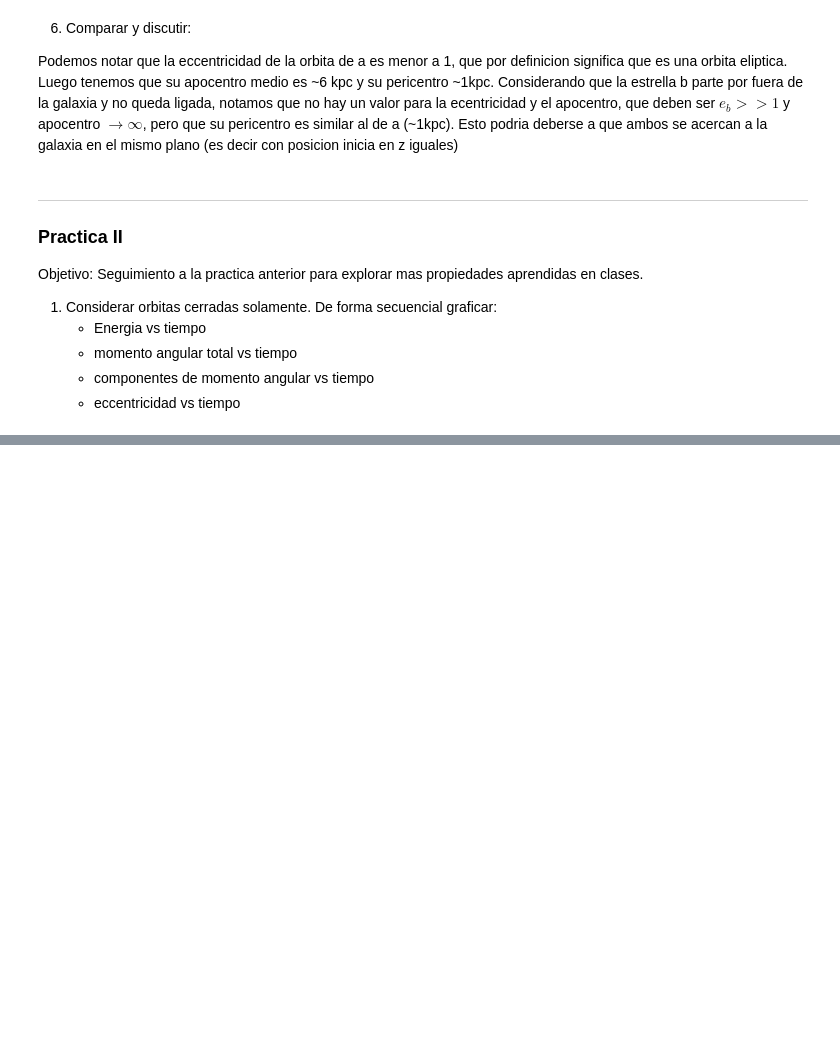
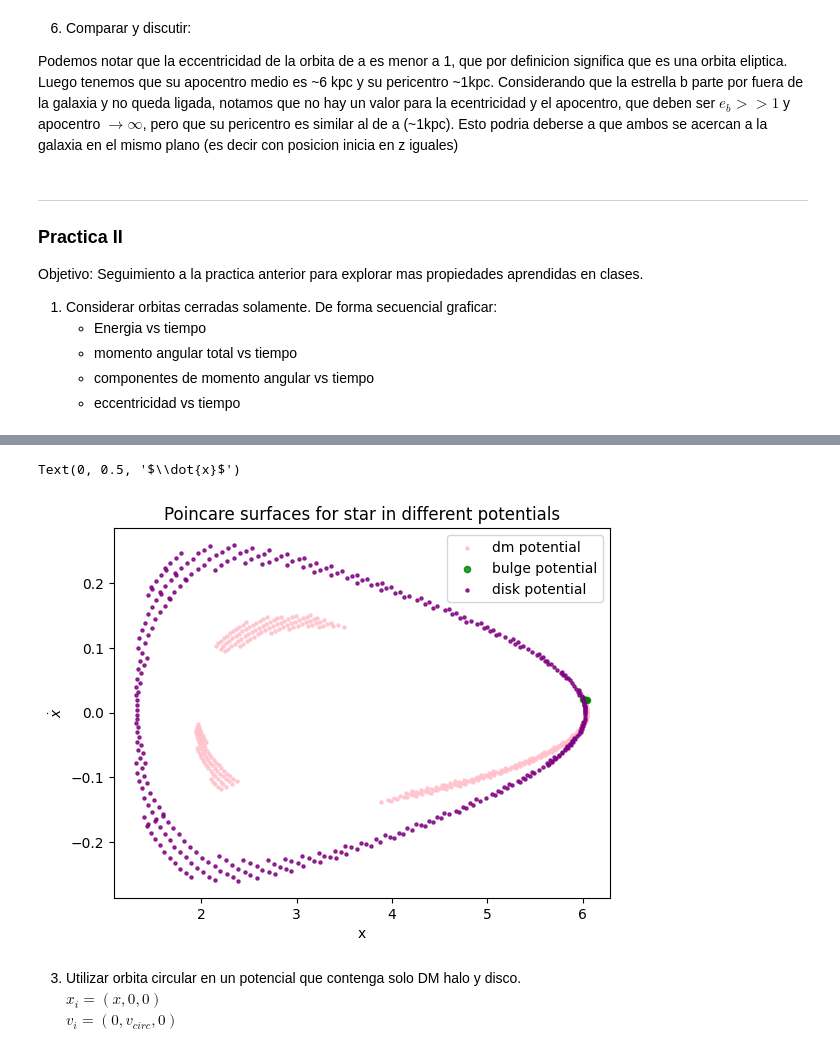
Before and after one commit to patito-mary/topicos, a Jupyter notebook: informfinal.ipynb, the cells around one changed output, grey strips where cells are left out. Drawn from its saved outputs; the diff is of its cells as text; code cells hidden in the pictures; blank space fills up the shorter version.

```diff
--- a/informfinal.ipynb
+++ b/informfinal.ipynb
@@ -427,0 +537,19 @@ timebulgeecc, a_bulge_ecc
+# %%
+fig, ax  = plt.subplots()
+
+ax.scatter(poincare_position_x_dm, poincare_velocity_x_dm,color='pink', alpha=0.8, label='dm potential', s=5)
+ax.scatter(poincare_position_x_bulge, poincare_velocity_x_bulge, color='green', alpha=0.8, label='bulge potential', s=20)
+ax.scatter(poincare_position_x_disk, poincare_velocity_x_disk, color='purple', alpha=0.8, label='disk potential', s=5)
+
+
+plt.title('Poincare surfaces for star in different potentials')
+plt.legend()
+plt.xlabel('x')
+plt.ylabel('$\dot{x}$')
+# %% [output]
+Text(0, 0.5, '$\\dot{x}$')
+[figure, added]
+# %% [markdown]
+3. Utilizar orbita circular en un potencial que contenga solo DM halo y disco.
+$x_i = (x,0,0)$
+$v_i = (0,v_{circ},0)$
```
Also changed, not shown: parts of 9 cells of this notebook, 1 other file.
